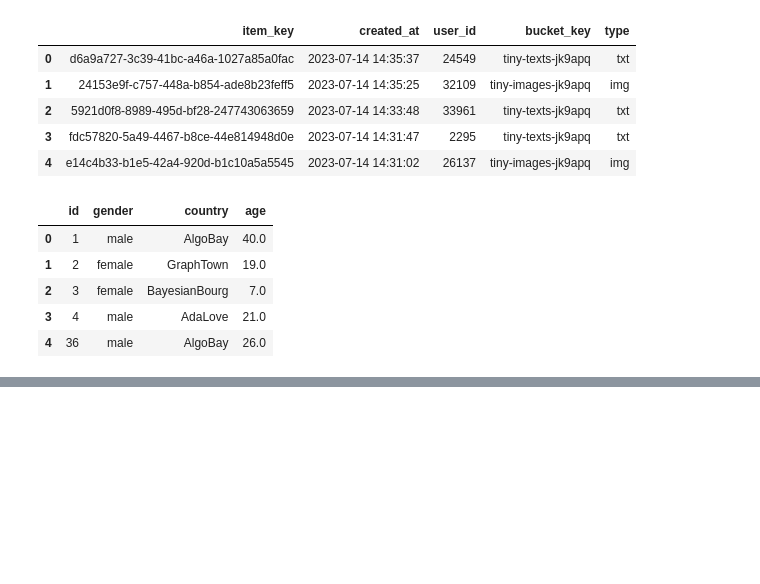
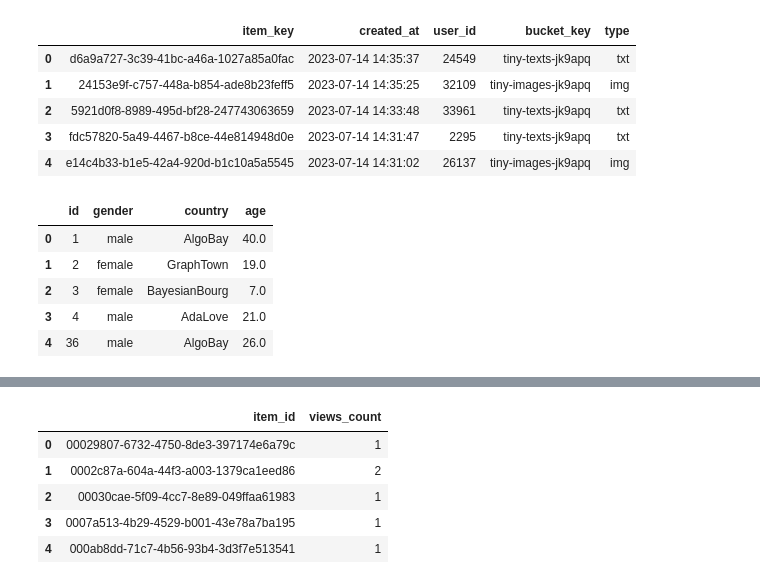
Before and after one commit to mattmegarry/reco-data-exploration, a Jupyter notebook: explore-reco-data.ipynb, the cells around one changed output, grey strips where cells are left out. Saved outputs shown, nothing was run; the diff lists cells and outputs as text; code cells hidden in the pictures; blank space fills up the shorter version.

```diff
--- a/explore-reco-data.ipynb
+++ b/explore-reco-data.ipynb
@@ -51,3 +51,14 @@ fct_df.head()
 | 2 | 2023-07-25 | 2023-07-25 13:00:00 | 1690291725 | 24473.0 | fd760756-961b-4e12-8d75-090902e74921 | view | 29e43e40-44cf-4f79-9b0d-076f3cb66c43 |
 | 3 | 2023-07-25 | 2023-07-25 13:00:00 | 1690291725 | 24473.0 | None | stop | 29e43e40-44cf-4f79-9b0d-076f3cb66c43 |
 | 4 | 2023-07-25 | 2023-07-25 13:00:00 | 1690291729 | 19301.0 | f1b4453a-1048-46a2-9d54-bd37571a7e6f | view | c18e3c3e-a5c1-4f9a-b78e-f9a104ded275 |
+# %%
+view_frequency_query = "SELECT item_id, COUNT(*) as views_count FROM fct_hourly_metric WHERE evt_type = 'view' GROUP BY item_id;"
+df_view_frequency = pd.read_sql(view_frequency_query, db_uri)
+df_view_frequency.head()
+# %% [output]
+|  | item_id | views_count |
+| 0 | 00029807-6732-4750-8de3-397174e6a79c | 1 |
+| 1 | 0002c87a-604a-44f3-a003-1379ca1eed86 | 2 |
+| 2 | 00030cae-5f09-4cc7-8e89-049ffaa61983 | 1 |
+| 3 | 0007a513-4b29-4529-b001-43e78a7ba195 | 1 |
+| 4 | 000ab8dd-71c7-4b56-93b4-3d3f7e513541 | 1 |
```
Also changed, not shown: parts of 5 cells of this notebook.
